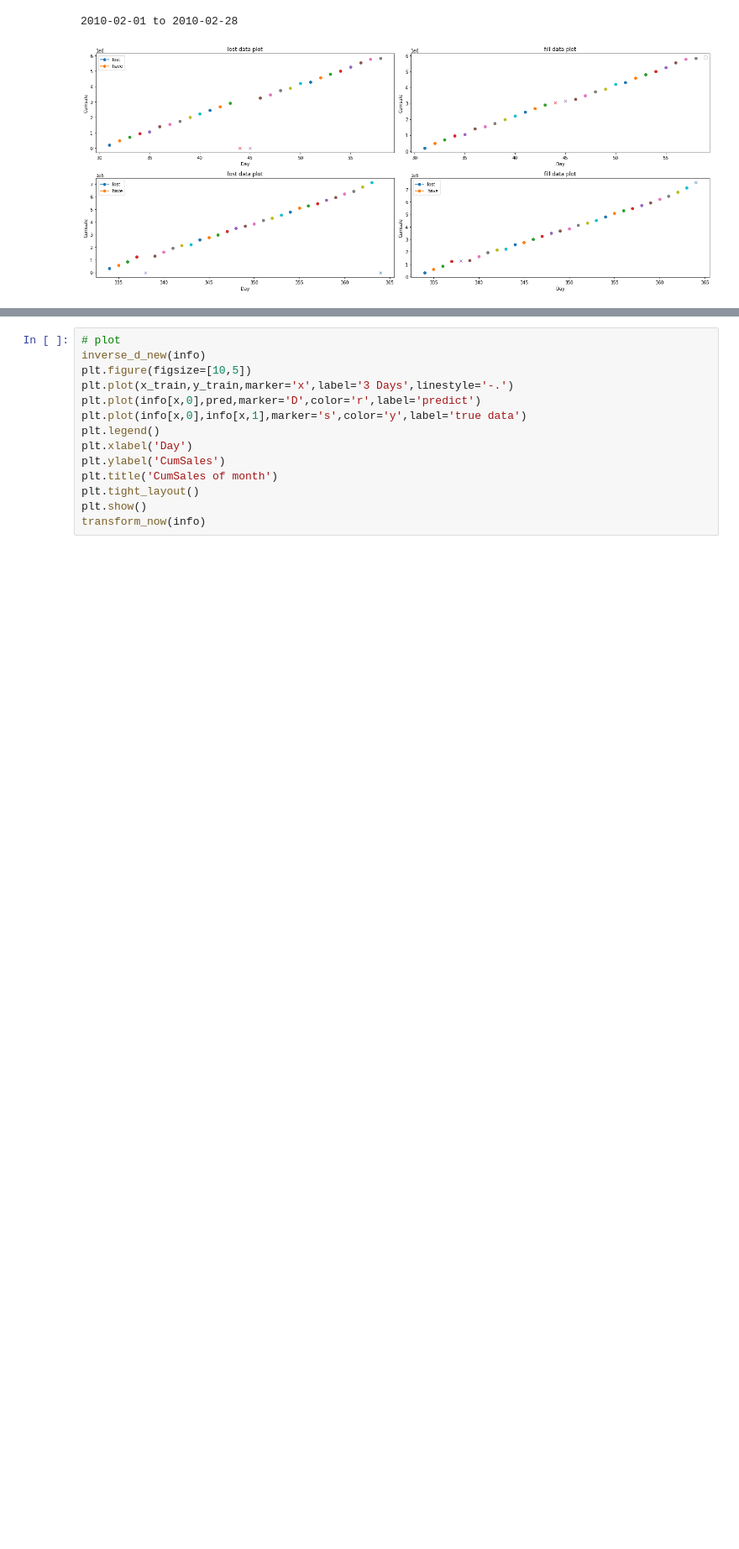
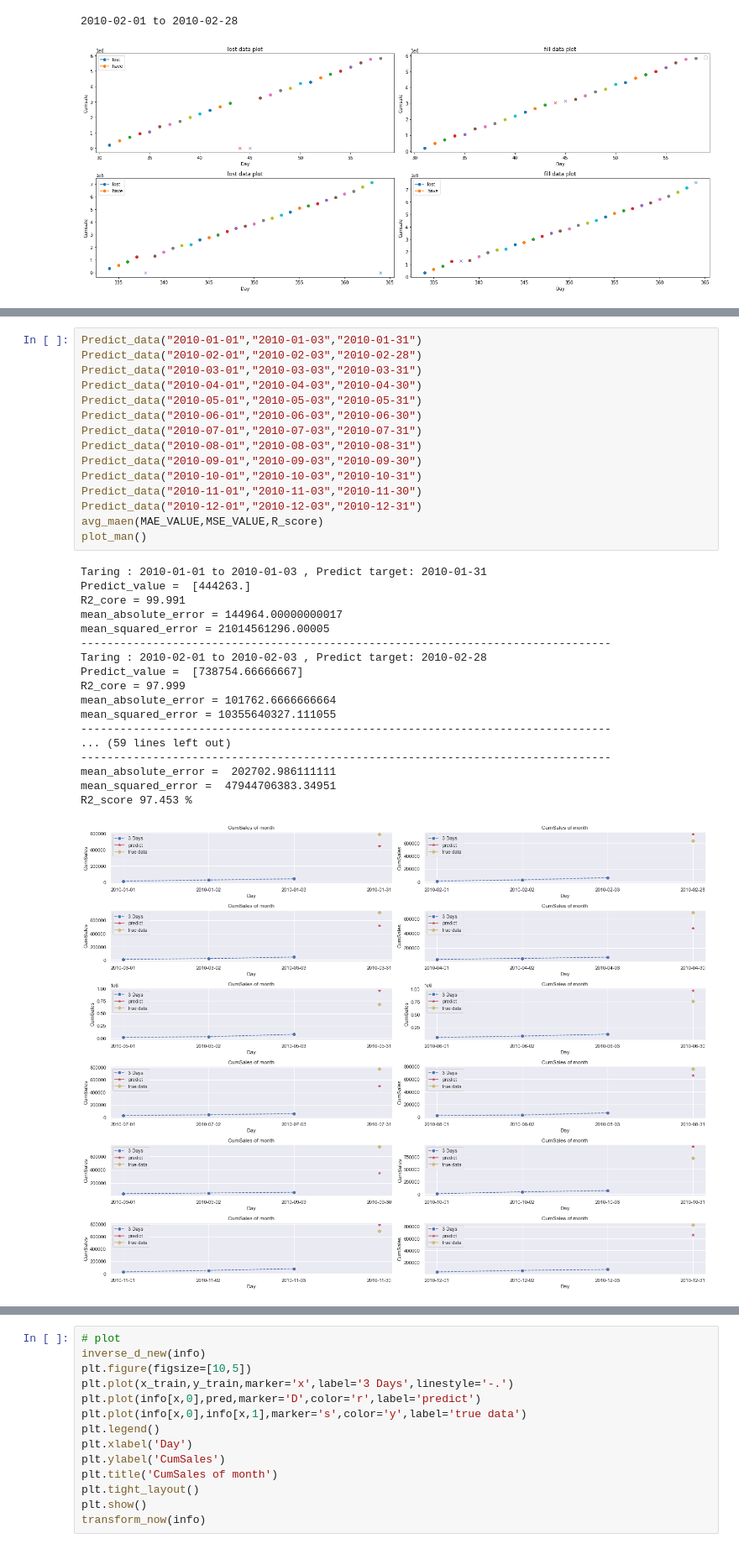
Before and after one commit to Raum27/sale_animal, a Jupyter notebook: morega_V6.ipynb, the cells around one changed output, grey strips where cells are left out. Shown at 84% size. Saved outputs shown, nothing was run; the diff lists cells and outputs as text; blank space fills up the shorter version.

```diff
--- a/morega_V6.ipynb
+++ b/morega_V6.ipynb
@@ -402,0 +493,34 @@ plt.tight_layout()
+# %%
+Predict_data("2010-01-01","2010-01-03","2010-01-31")
+Predict_data("2010-02-01","2010-02-03","2010-02-28")
+Predict_data("2010-03-01","2010-03-03","2010-03-31")
+Predict_data("2010-04-01","2010-04-03","2010-04-30")
+Predict_data("2010-05-01","2010-05-03","2010-05-31")
+Predict_data("2010-06-01","2010-06-03","2010-06-30")
+Predict_data("2010-07-01","2010-07-03","2010-07-31")
+Predict_data("2010-08-01","2010-08-03","2010-08-31")
+Predict_data("2010-09-01","2010-09-03","2010-09-30")
+Predict_data("2010-10-01","2010-10-03","2010-10-31")
+Predict_data("2010-11-01","2010-11-03","2010-11-30")
+Predict_data("2010-12-01","2010-12-03","2010-12-31")
+avg_maen(MAE_VALUE,MSE_VALUE,R_score)
+plot_man()
+# %% [output]
+Taring : 2010-01-01 to 2010-01-03 , Predict target: 2010-01-31
+Predict_value =  [444263.]
+R2_core = 99.991
+mean_absolute_error = 144964.00000000017
+mean_squared_error = 21014561296.00005
+---------------------------------------------------------------------------------
+Taring : 2010-02-01 to 2010-02-03 , Predict target: 2010-02-28
+Predict_value =  [738754.66666667]
+R2_core = 97.999
+mean_absolute_error = 101762.6666666664
+mean_squared_error = 10355640327.111055
+---------------------------------------------------------------------------------
+... (59 lines left out)
+---------------------------------------------------------------------------------
+mean_absolute_error =  202702.986111111
+mean_squared_error =  47944706383.34951
+R2_score 97.453 %
+[figure, added]
```
Also changed, not shown: parts of 13 cells of this notebook, 4 other files.
